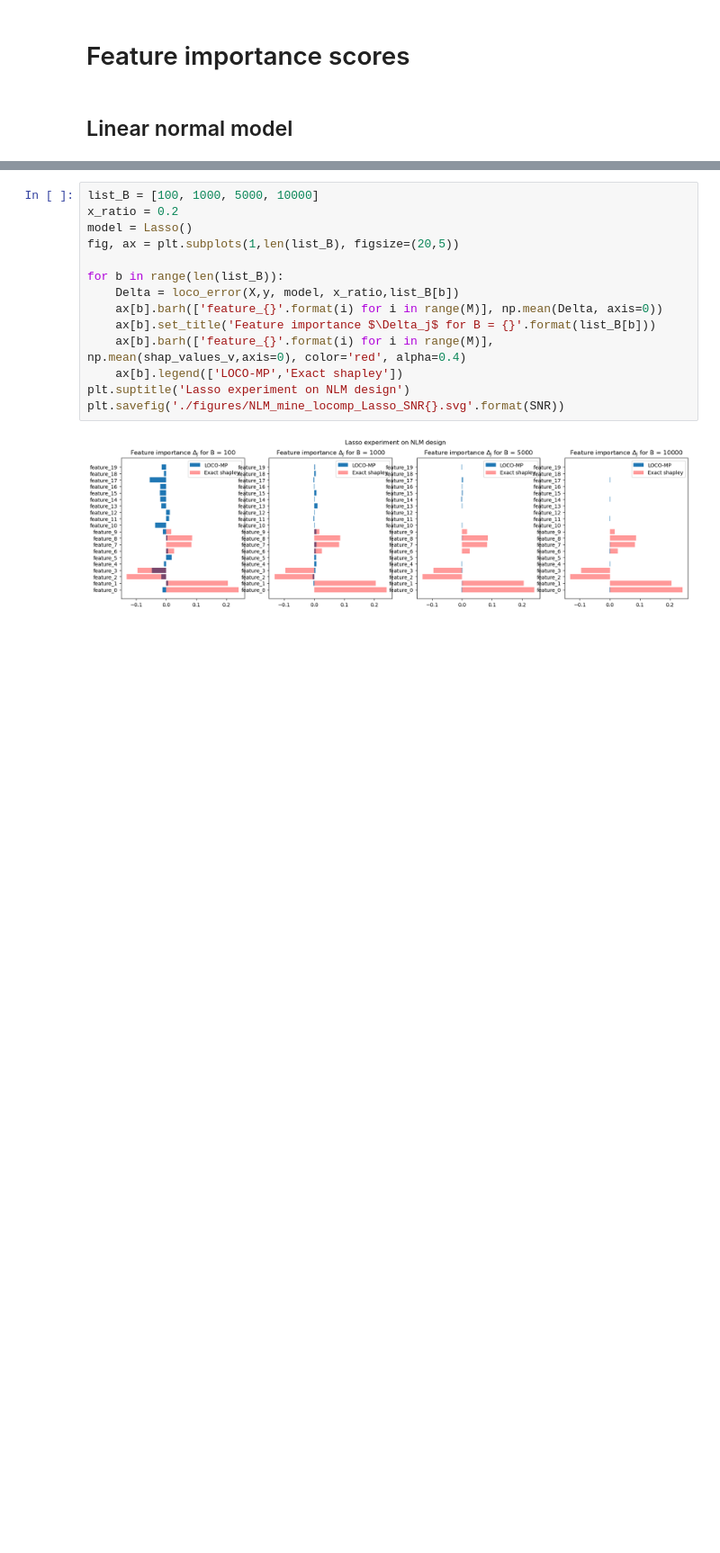
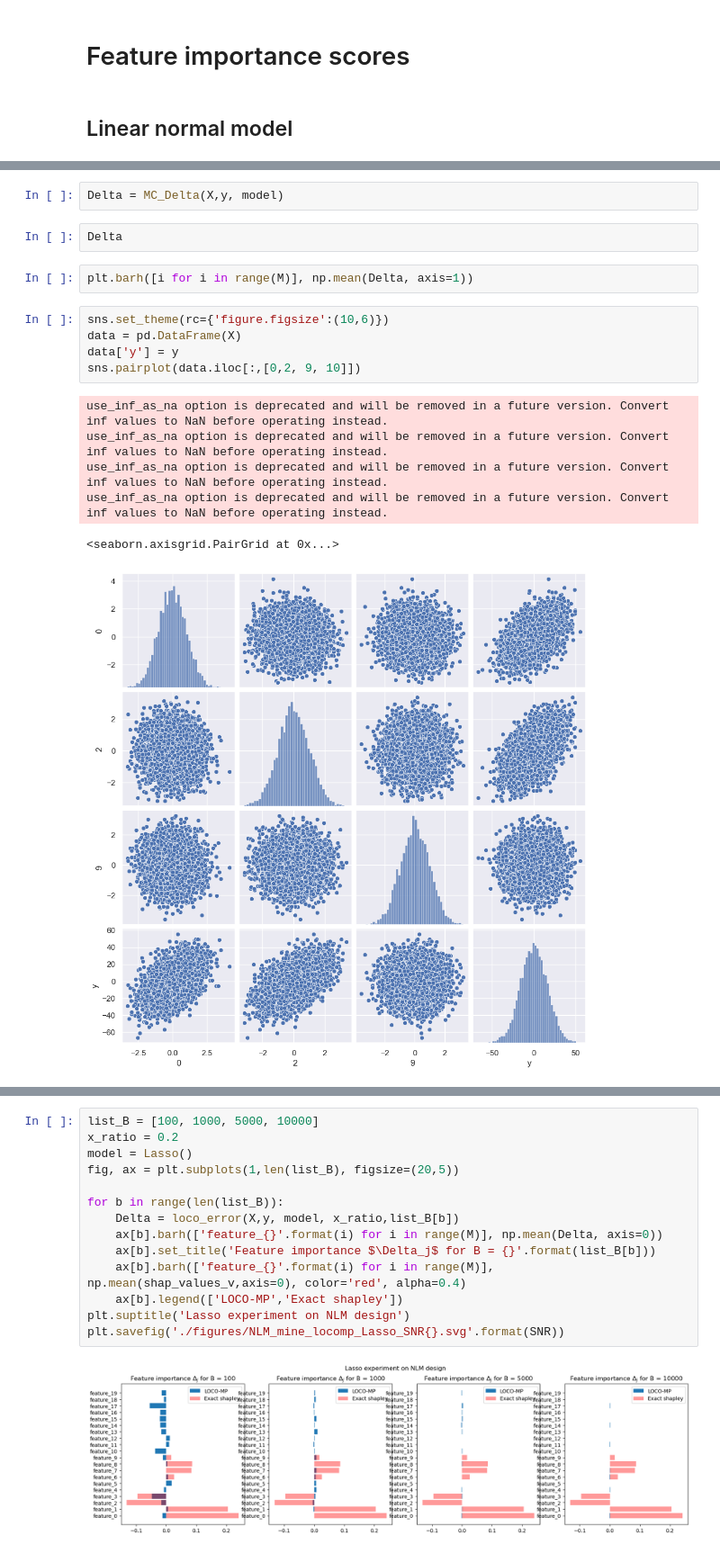
Before and after one commit to erialc-cal/ShapleyMP, a Jupyter notebook: ExpRegression_Presentation.ipynb, the cells around one changed output, grey strips where cells are left out. Shown at 90% size. Saved outputs shown, nothing was run; the diff lists cells and outputs as text; blank space fills up the shorter version.

```diff
--- a/ExpRegression_Presentation.ipynb
+++ b/ExpRegression_Presentation.ipynb
@@ -28,0 +108,18 @@ y, X, beta = normal_linear_model(N, M, s=s, SNR=SNR)  # N, M, SNR = 10, sigma2=0
+# %%
+Delta = MC_Delta(X,y, model)
+# %%
+Delta
+# %%
+plt.barh([i for i in range(M)], np.mean(Delta, axis=1))
+# %%
+sns.set_theme(rc={'figure.figsize':(10,6)})
+data = pd.DataFrame(X)
+data['y'] = y
+sns.pairplot(data.iloc[:,[0,2, 9, 10]])
+# %% [output]
+use_inf_as_na option is deprecated and will be removed in a future version. Convert inf values to NaN before operating instead.
+use_inf_as_na option is deprecated and will be removed in a future version. Convert inf values to NaN before operating instead.
+use_inf_as_na option is deprecated and will be removed in a future version. Convert inf values to NaN before operating instead.
+use_inf_as_na option is deprecated and will be removed in a future version. Convert inf values to NaN before operating instead.
+<seaborn.axisgrid.PairGrid at 0x...>
+[figure, added]
```
Also changed, not shown: parts of 49 cells of this notebook, 14 other files.
